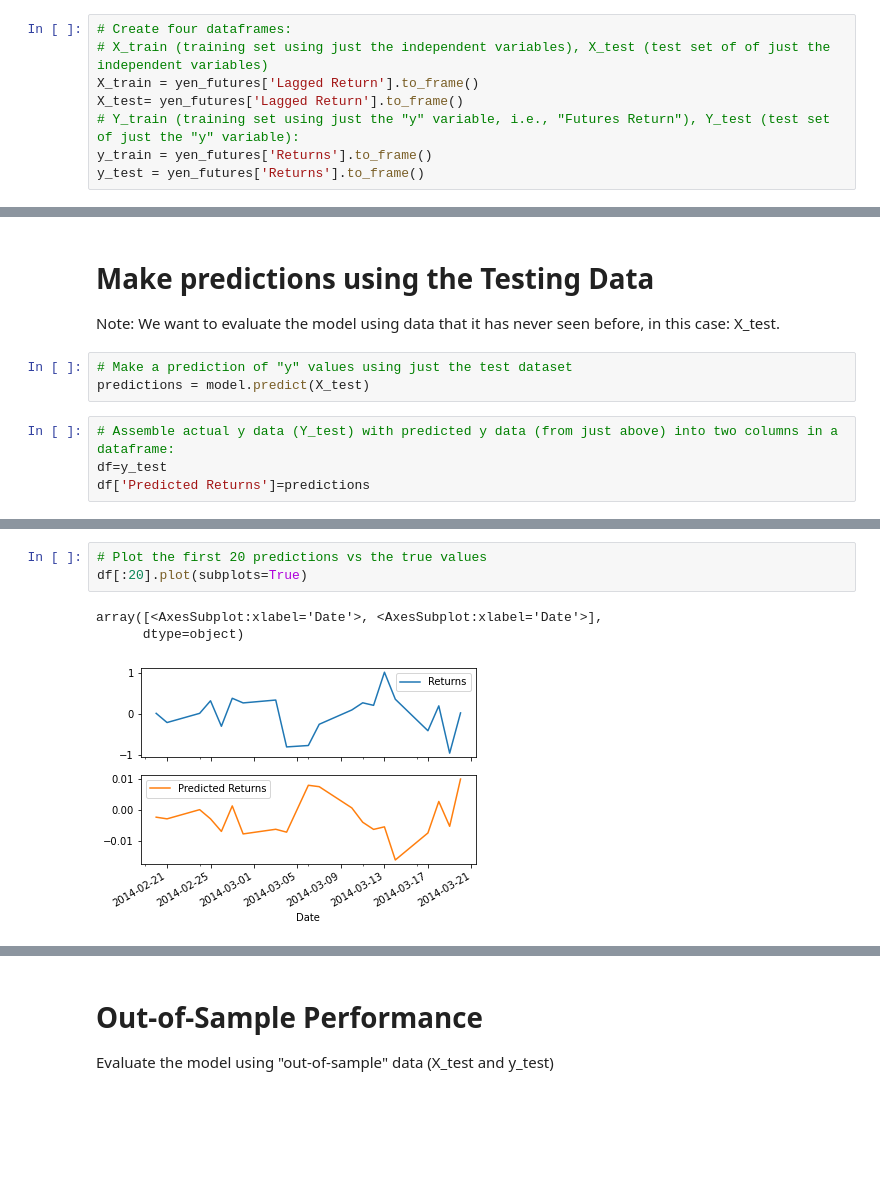
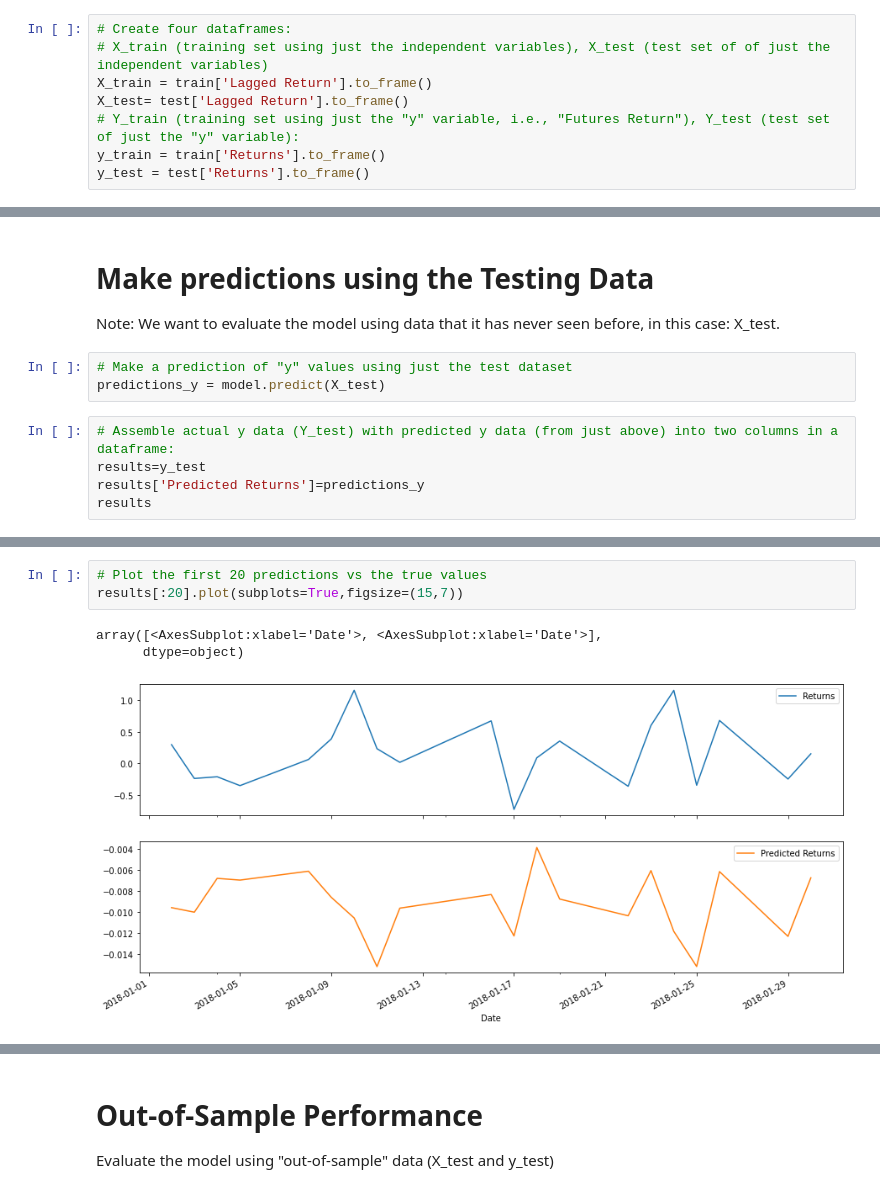
Before and after one commit to carlamargot/python-homework, a Jupyter notebook: TimeSeries_Regression /RegressionAnalysis.ipynb, the cells around one changed output, grey strips where cells are left out. Saved outputs shown, nothing was run; the diff lists cells and outputs as text; blank space fills up the shorter version.

```diff
--- a/TimeSeries_Regression /RegressionAnalysis.ipynb
+++ b/TimeSeries_Regression /RegressionAnalysis.ipynb
@@ -76,8 +92,8 @@ test = yen_futures['2018':]
 # %%
 # Create four dataframes:
 # X_train (training set using just the independent variables), X_test (test set of of just the independent variables)
-X_train = yen_futures['Lagged Return'].to_frame()
-X_test= yen_futures['Lagged Return'].to_frame()
+X_train = train['Lagged Return'].to_frame()
+X_test= test['Lagged Return'].to_frame()
 # Y_train (training set using just the "y" variable, i.e., "Futures Return"), Y_test (test set of just the "y" variable):
-y_train = yen_futures['Returns'].to_frame()
-y_test = yen_futures['Returns'].to_frame()
+y_train = train['Returns'].to_frame()
+y_test = test['Returns'].to_frame()
@@ -114,8 +130,9 @@ LinearRegression()
 Note: We want to evaluate the model using data that it has never seen before, in this case: X_test.
 # %%
 # Make a prediction of "y" values using just the test dataset
-predictions = model.predict(X_test)
+predictions_y = model.predict(X_test)
 # %%
 # Assemble actual y data (Y_test) with predicted y data (from just above) into two columns in a dataframe:
-df=y_test
-df['Predicted Returns']=predictions
+results=y_test
+results['Predicted Returns']=predictions_y
+results
@@ -122,7 +154,7 @@ df['Predicted Returns']=predictions
 # %%
 # Plot the first 20 predictions vs the true values
-df[:20].plot(subplots=True)
+results[:20].plot(subplots=True,figsize=(15,7))
 # %% [output]
 array([<AxesSubplot:xlabel='Date'>, <AxesSubplot:xlabel='Date'>],
       dtype=object)
-[figure, old version]
+[figure, new version]
```
Also changed, not shown: parts of 9 cells of this notebook, 2 other files.
